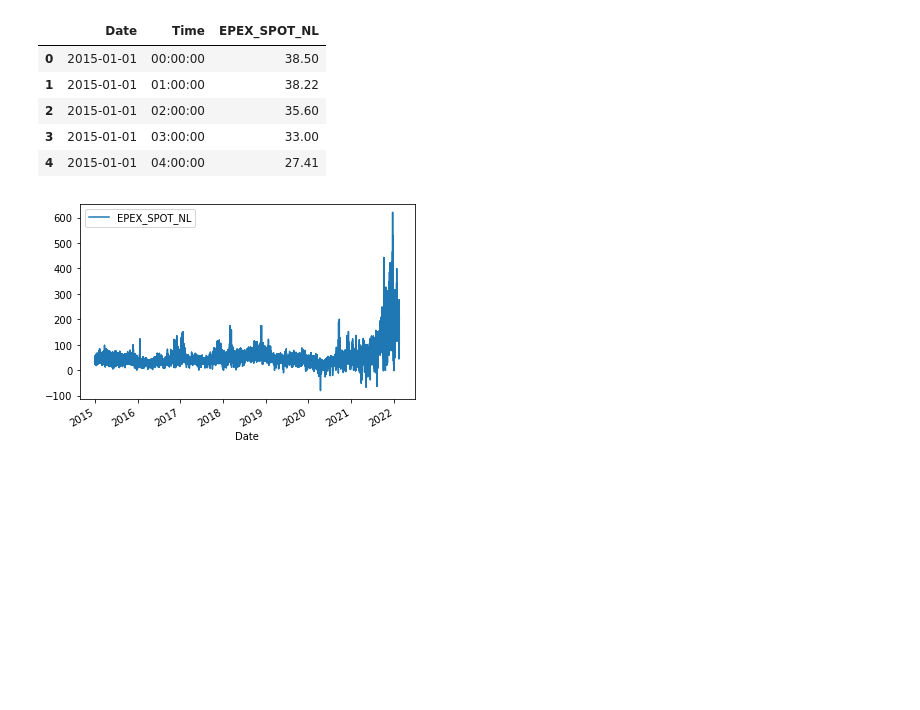
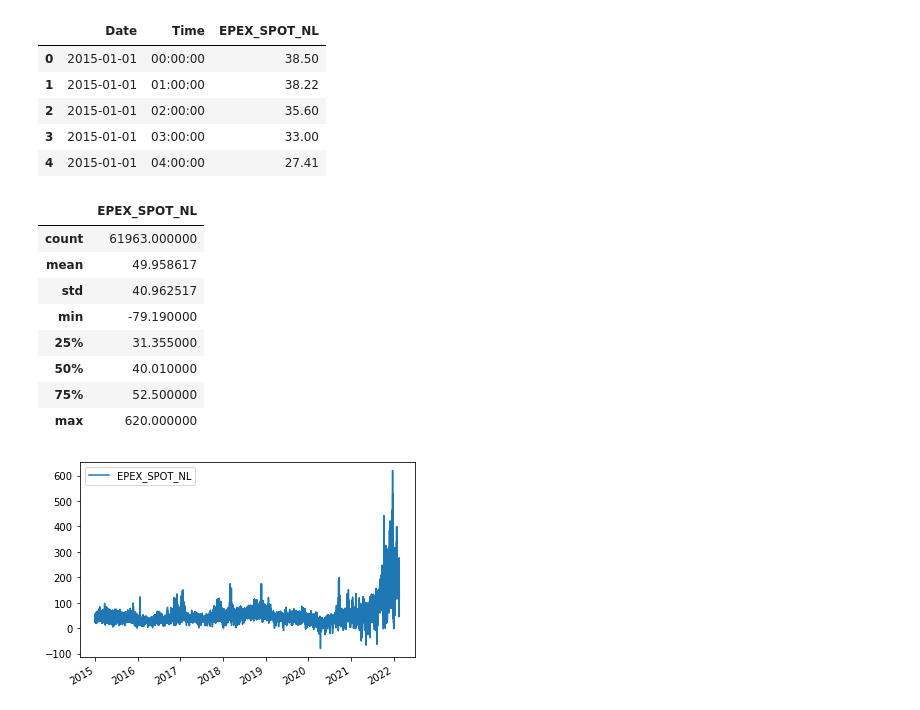
Before and after one commit to tomrigt/PPAnalytics, a Jupyter notebook: ML_epex.ipynb, the cells around one changed output. Drawn from its saved outputs; the diff is of its cells as text; code cells hidden in the pictures; blank space fills up the shorter version.

```diff
--- a/ML_epex.ipynb
+++ b/ML_epex.ipynb
@@ -14,8 +14,23 @@ df.head()
 | 2 | 2015-01-01 | 02:00:00 | 35.60 |
 | 3 | 2015-01-01 | 03:00:00 | 33.00 |
 | 4 | 2015-01-01 | 04:00:00 | 27.41 |
-# %%
-df.plot(x='Date', y='EPEX_SPOT_NL')
-plt.show()
-# %% [output]
-[figure, removed]
+# %%
+# Convert columns so they can be merged and indexed
+df['Date'] = df['Date'].apply(lambda x: x.strftime('%Y-%m-%d'))
+df['Time'] = df['Time'].apply(lambda x: x.strftime('%H:%M:%S'))
+df.index = pd.to_datetime(df['Date'] + " " + df['Time'], format='%Y-%m-%d %H:%M:%S')
+# %%
+# Plot and properties of dataframe
+df.plot(y='EPEX_SPOT_NL', use_index=True)
+df.describe()
+# %% [output]
+|  | EPEX_SPOT_NL |
+| count | 61963.000000 |
+| mean | 49.958617 |
+| std | 40.962517 |
+| min | -79.190000 |
+| 25% | 31.355000 |
+| 50% | 40.010000 |
+| 75% | 52.500000 |
+| max | 620.000000 |
+[figure, added]
```
Also changed, not shown: parts of 7 cells of this notebook.
